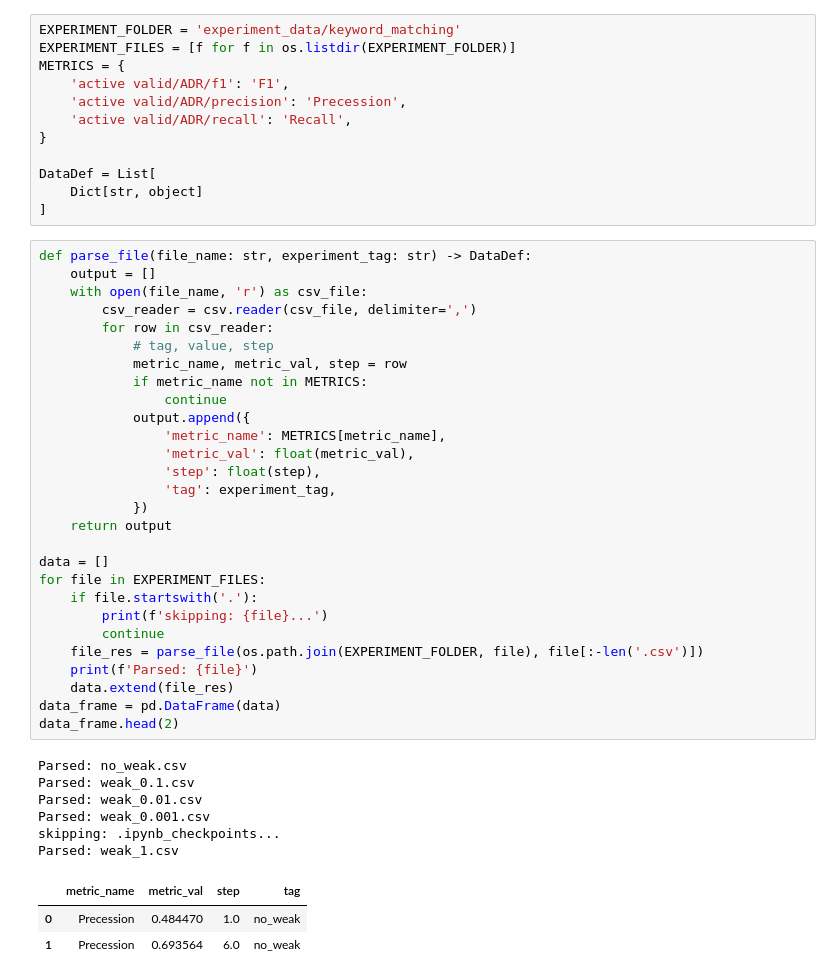
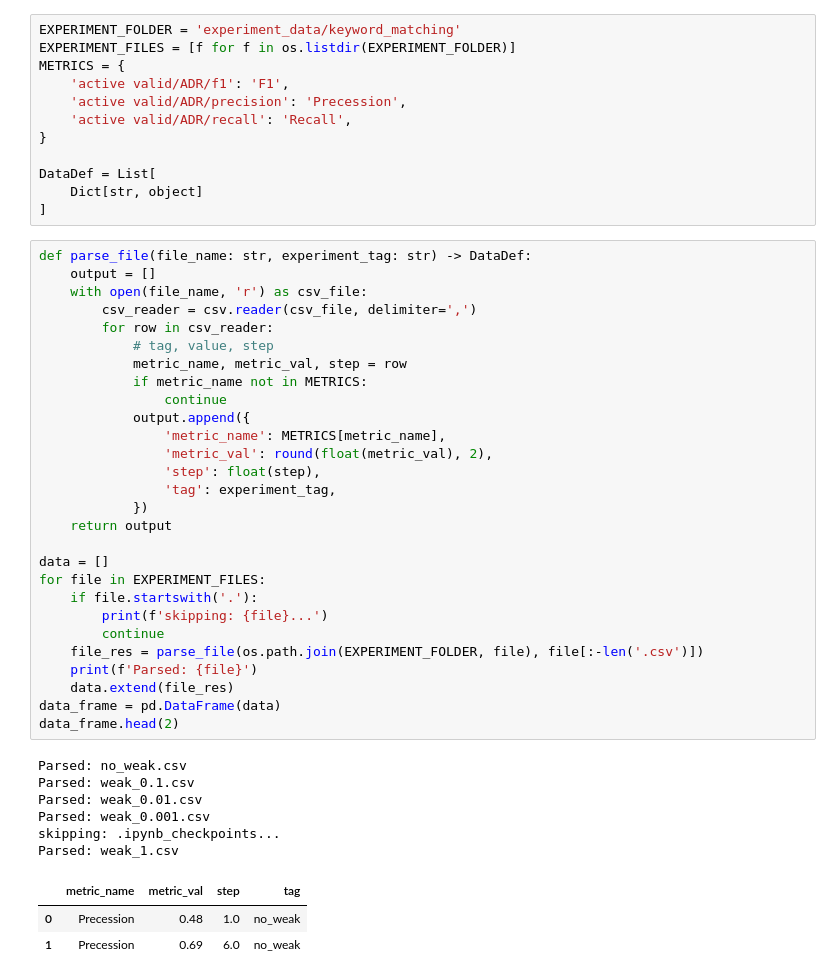
Before and after one commit to AkshatSh/DPD, a Jupyter notebook: experiments/iseql_experiment_analyzer.ipynb, the cells around one changed output. Saved outputs shown, nothing was run; the diff lists cells and outputs as text.

```diff
--- a/experiments/iseql_experiment_analyzer.ipynb
+++ b/experiments/iseql_experiment_analyzer.ipynb
@@ -31,33 +31,33 @@ def parse_file(file_name: str, experiment_tag: str) -> DataDef:
         for row in csv_reader:
             # tag, value, step
             metric_name, metric_val, step = row
             if metric_name not in METRICS:
                 continue
             output.append({
                 'metric_name': METRICS[metric_name],
-                'metric_val': float(metric_val),
+                'metric_val': round(float(metric_val), 2),
                 'step': float(step),
                 'tag': experiment_tag,
             })
     return output
 
 data = []
 for file in EXPERIMENT_FILES:
     if file.startswith('.'):
         print(f'skipping: {file}...')
         continue
     file_res = parse_file(os.path.join(EXPERIMENT_FOLDER, file), file[:-len('.csv')])
     print(f'Parsed: {file}')
     data.extend(file_res)
 data_frame = pd.DataFrame(data)
 data_frame.head(2)
 # %% [output]
 Parsed: no_weak.csv
 Parsed: weak_0.1.csv
 Parsed: weak_0.01.csv
 Parsed: weak_0.001.csv
 skipping: .ipynb_checkpoints...
 Parsed: weak_1.csv
 |  | metric_name | metric_val | step | tag |
-| 0 | Precession | 0.484470 | 1.0 | no_weak |
-| 1 | Precession | 0.693564 | 6.0 | no_weak |
+| 0 | Precession | 0.48 | 1.0 | no_weak |
+| 1 | Precession | 0.69 | 6.0 | no_weak |
```
Also changed, not shown: parts of 3 cells of this notebook.
